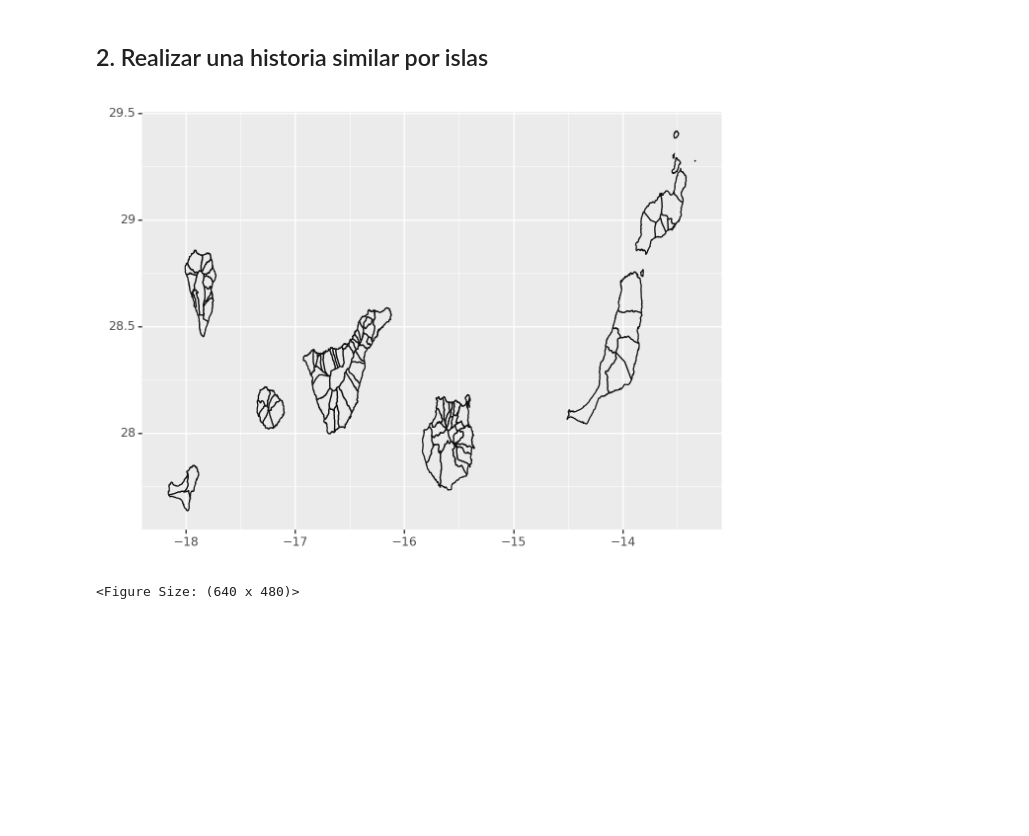
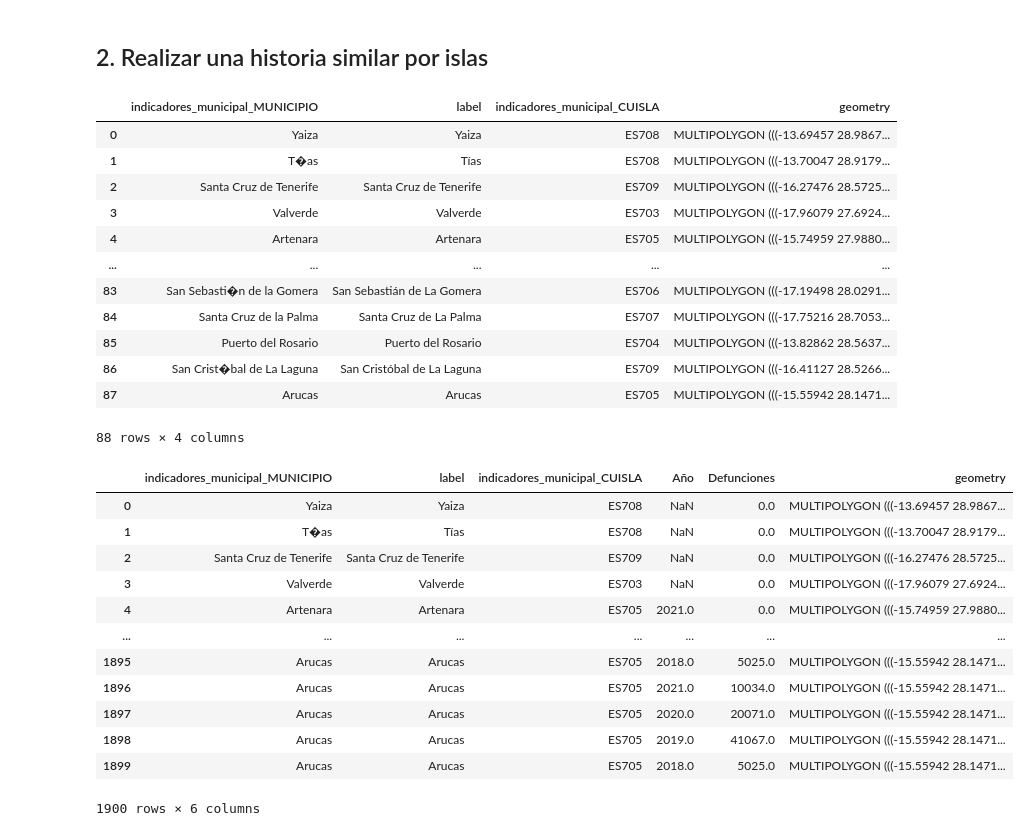
Before and after one commit to alu0101351773/VIS_practicas, a Jupyter notebook: src/jorge_cabrera_alu0101351773_comunicacion_efectiva.ipynb, the cells around one changed output. Drawn from its saved outputs; the diff is of its cells as text; code cells hidden in the pictures; blank space fills up the shorter version.

```diff
--- a/src/jorge_cabrera_alu0101351773_comunicacion_efectiva.ipynb
+++ b/src/jorge_cabrera_alu0101351773_comunicacion_efectiva.ipynb
@@ -26,9 +31,55 @@ display(df)
 # %% [markdown]
 ## 2. Realizar una historia similar por islas
 # %%
-canary_islands = gp.read_file('../data/indicadores_poblacion_municipios.geojson')
+canary_islands = gp.read_file('../data/indicadores_poblacion_municipios.geojson').filter(
+    items = [
+        'indicadores_municipal_MUNICIPIO',
+        'label',
+        'indicadores_municipal_CUISLA',
+        'geometry'
+    ],
+    axis = 'columns'
+)
+
+display(canary_islands)
+# %% [output]
+|  | indicadores_municipal_MUNICIPIO | label | indicadores_municipal_CUISLA | geometry |
+| 0 | Yaiza | Yaiza | ES708 | MULTIPOLYGON (((-13.69457 28.9867... |
+| 1 | T�as | Tías | ES708 | MULTIPOLYGON (((-13.70047 28.9179... |
+| 2 | Santa Cruz de Tenerife | Santa Cruz de Tenerife | ES709 | MULTIPOLYGON (((-16.27476 28.5725... |
+| 3 | Valverde | Valverde | ES703 | MULTIPOLYGON (((-17.96079 27.6924... |
+| 4 | Artenara | Artenara | ES705 | MULTIPOLYGON (((-15.74959 27.9880... |
+| ... | ... | ... | ... | ... |
+| 83 | San Sebasti�n de la Gomera | San Sebastián de La Gomera | ES706 | MULTIPOLYGON (((-17.19498 28.0291... |
+| 84 | Santa Cruz de la Palma | Santa Cruz de La Palma | ES707 | MULTIPOLYGON (((-17.75216 28.7053... |
+| 85 | Puerto del Rosario | Puerto del Rosario | ES704 | MULTIPOLYGON (((-13.82862 28.5637... |
+| 86 | San Crist�bal de La Laguna | San Cristóbal de La Laguna | ES709 | MULTIPOLYGON (((-16.41127 28.5266... |
+| 87 | Arucas | Arucas | ES705 | MULTIPOLYGON (((-15.55942 28.1471... |
+88 rows × 4 columns
-# %%
-ggplot() + geom_map(canary_islands, fill = None)
-# %% [output]
-[figure, removed]
-<Figure Size: (640 x 480)>
+# %%
+summarized_df = canary_islands.merge(df, how = 'left', left_on = 'indicadores_municipal_MUNICIPIO', right_on = 'Municipio').filter([
+    'indicadores_municipal_MUNICIPIO',
+    'label',
+    'indicadores_municipal_CUISLA',
+    'Año',
+    'Defunciones',
+    'geometry'
+])
+
+summarized_df['Defunciones'] = summarized_df['Defunciones'].fillna(0)
+
+display(summarized_df)
+# %% [output]
+|  | indicadores_municipal_MUNICIPIO | label | indicadores_municipal_CUISLA | Año | Defunciones | geometry |
+| 0 | Yaiza | Yaiza | ES708 | NaN | 0.0 | MULTIPOLYGON (((-13.69457 28.9867... |
+| 1 | T�as | Tías | ES708 | NaN | 0.0 | MULTIPOLYGON (((-13.70047 28.9179... |
+| 2 | Santa Cruz de Tenerife | Santa Cruz de Tenerife | ES709 | NaN | 0.0 | MULTIPOLYGON (((-16.27476 28.5725... |
+| 3 | Valverde | Valverde | ES703 | NaN | 0.0 | MULTIPOLYGON (((-17.96079 27.6924... |
+| 4 | Artenara | Artenara | ES705 | 2021.0 | 0.0 | MULTIPOLYGON (((-15.74959 27.9880... |
+| ... | ... | ... | ... | ... | ... | ... |
+| 1895 | Arucas | Arucas | ES705 | 2018.0 | 5025.0 | MULTIPOLYGON (((-15.55942 28.1471... |
+| 1896 | Arucas | Arucas | ES705 | 2021.0 | 10034.0 | MULTIPOLYGON (((-15.55942 28.1471... |
+| 1897 | Arucas | Arucas | ES705 | 2020.0 | 20071.0 | MULTIPOLYGON (((-15.55942 28.1471... |
+| 1898 | Arucas | Arucas | ES705 | 2019.0 | 41067.0 | MULTIPOLYGON (((-15.55942 28.1471... |
+| 1899 | Arucas | Arucas | ES705 | 2018.0 | 5025.0 | MULTIPOLYGON (((-15.55942 28.1471... |
+1900 rows × 6 columns
```
Also changed, not shown: parts of 3 cells of this notebook.
